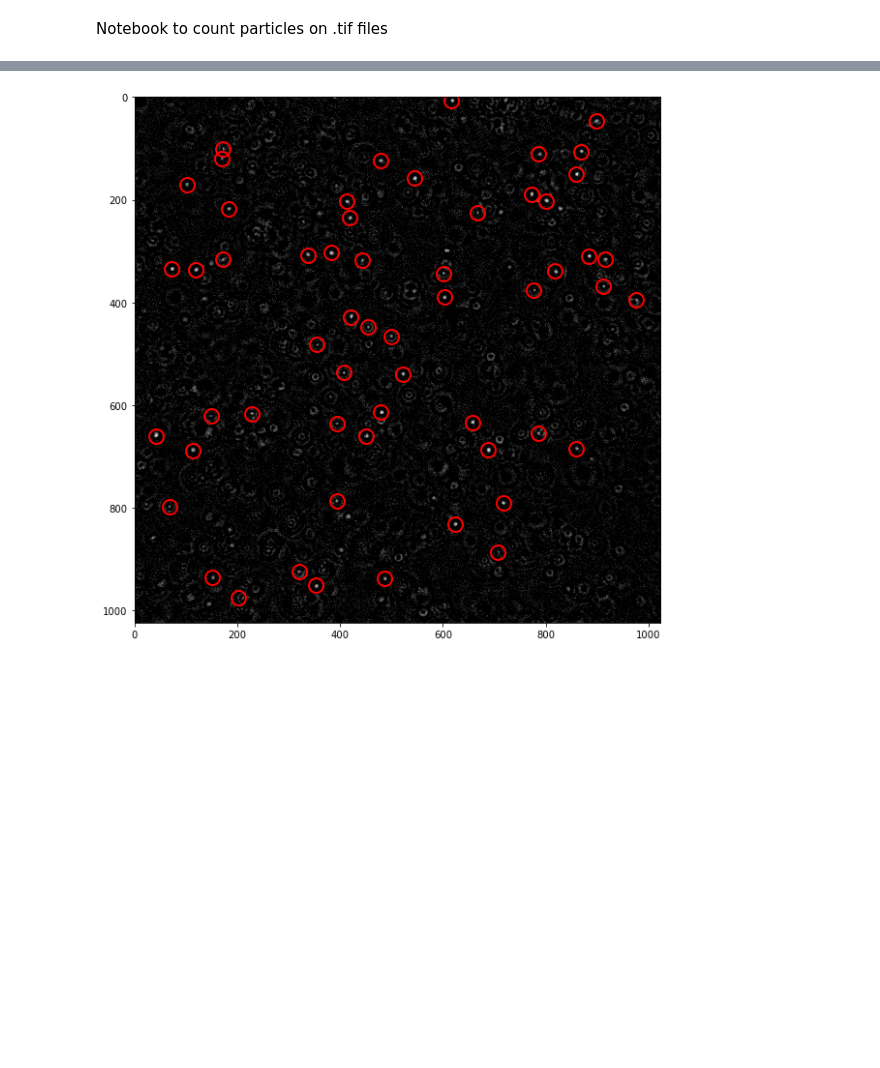
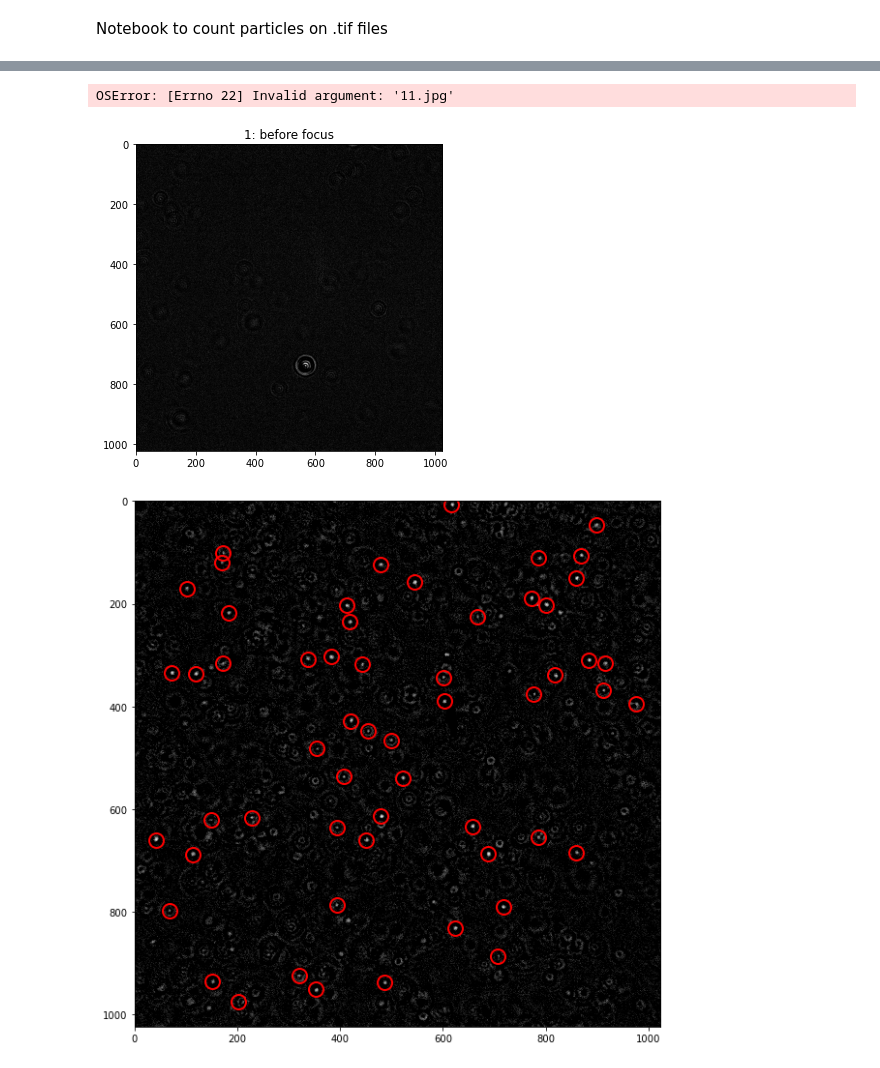
Before and after one commit to nanoepics/epicsjukebox, a Jupyter notebook: Notebooks/Ingmar/AnalysisBF_tif_files.ipynb, the cells around one changed output, grey strips where cells are left out. Cells and saved outputs as stored; diff of their text form; code cells hidden in the pictures; blank space fills up the shorter version.

```diff
--- a/Notebooks/Ingmar/AnalysisBF_tif_files.ipynb
+++ b/Notebooks/Ingmar/AnalysisBF_tif_files.ipynb
@@ -24,7 +29,11 @@ Img = plt.imread(image_file)
 # %%
-# plt.imshow(Img, cmap='gray')
-# plt.tight_layout()
-# plt.savefig('Overview1.jpg')
+plt.imshow(Img, cmap='gray')
+plt.tight_layout()
+plt.title('1: before focus')
+plt.savefig('11.jpg')
+# %% [output]
+OSError: [Errno 22] Invalid argument: '11.jpg'
+[figure, added]
 # %%
 count_image = tp.locate(Img, 5, minmass=3000, separation=15)
 # count_image = tp.locate(Img, 5, separation=15)
```
Also changed, not shown: parts of 3 cells of this notebook, 1 other file.
